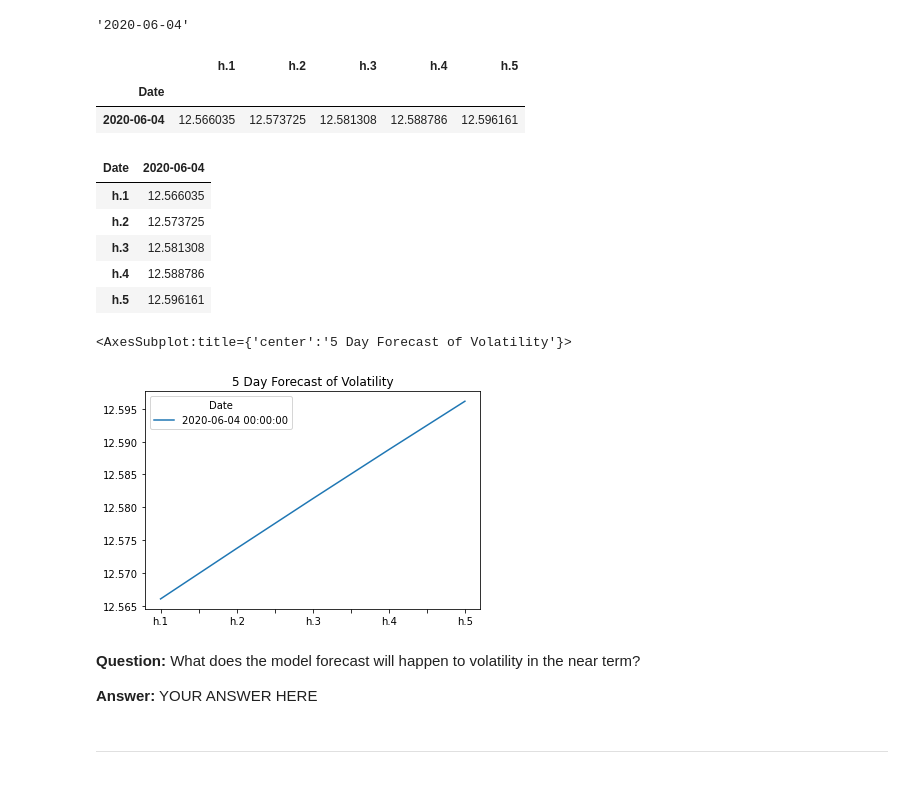
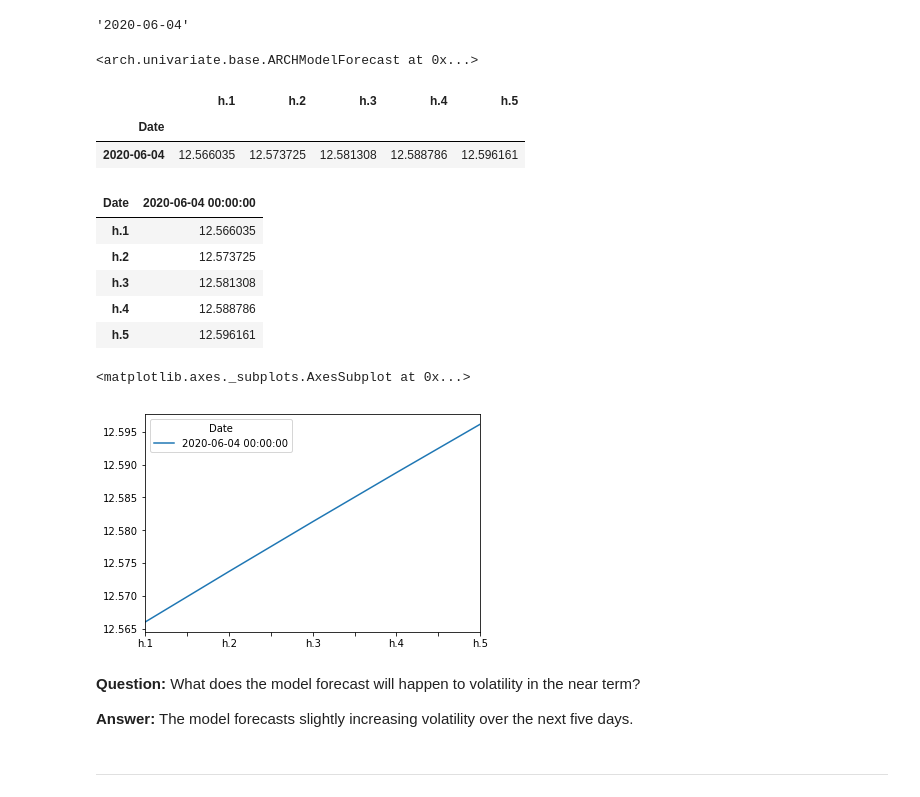
Before and after one commit to hammer888-tech/Homework_7_TimeSeries, a Jupyter notebook: time_series_analysis.ipynb, the cells around one changed output. Drawn from its saved outputs; the diff is of its cells as text; code cells hidden in the pictures.

```diff
--- a/time_series_analysis.ipynb
+++ b/time_series_analysis.ipynb
@@ -250,0 +242,7 @@ Optimization terminated successfully    (Exit mode 0)
+# %%
+# Estimate a GARCH model:
+from arch import arch_model
+model = arch_model(returns, mean = 'Zero', vol='GARCH', p=2 ,q=1)
+
+# Fit the model
+result = model.fit()
@@ -281,7 +298,10 @@ last_day
 forecast_horizon = 5
 
 # Start the forecast using the last_day calculated above
-# YOUR CODE HERE!
+forecasts = result.forecast(start='2020-06-04', horizon=forecast_horizon)
+forecasts
+# %% [output]
+<arch.univariate.base.ARCHModelForecast at 0x...>
 # %%
 # Annualize the forecast
 intermediate = np.sqrt(forecasts.variance.dropna() * 252)
@@ -295,7 +315,7 @@ intermediate.head()
 final = intermediate.dropna().T
 final.head()
 # %% [output]
-| Date | 2020-06-04 |
+| Date | 2020-06-04 00:00:00 |
 | h.1 | 12.566035 |
 | h.2 | 12.573725 |
 | h.3 | 12.581308 |
@@ -303,14 +323,14 @@ final.head()
 | h.5 | 12.596161 |
 # %%
 # Plot the final forecast
-# YOUR CODE HERE!
+final.plot()
 # %% [output]
-<AxesSubplot:title={'center':'5 Day Forecast of Volatility'}>
+<matplotlib.axes._subplots.AxesSubplot at 0x...>
-[figure, old version]
+[figure, new version]
 # %% [markdown]
 **Question:** What does the model forecast will happen to volatility in the near term?
 
-**Answer:** YOUR ANSWER HERE
+**Answer:** The model forecasts slightly increasing volatility over the next five days.
 # %% [markdown]
 ---
 # %% [markdown]
```
Also changed, not shown: parts of 24 cells of this notebook.
